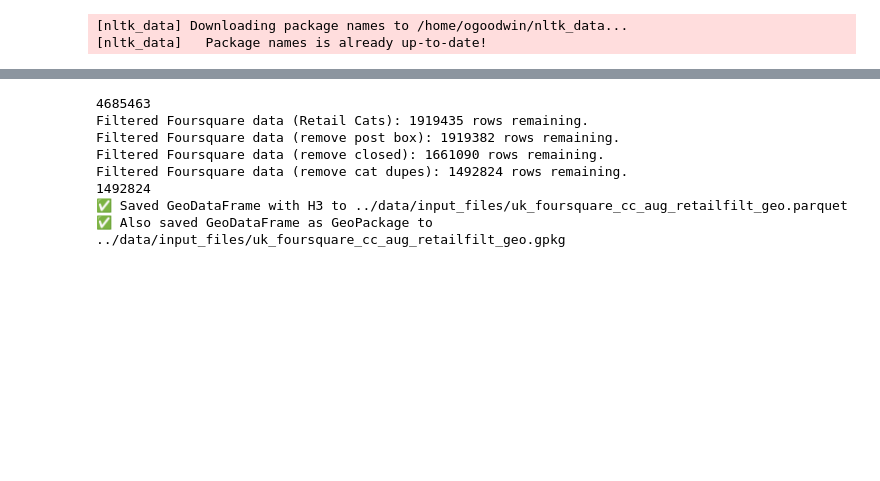
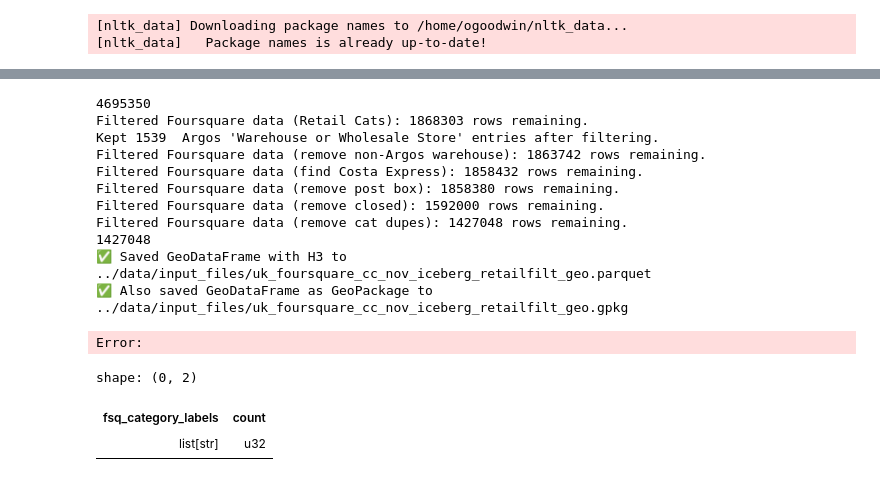
Before and after one commit to GeographicDataService/RetailCentres2026_Unified, a Jupyter notebook: Boundaries/notebooks/savefiltereddata.ipynb, the cells around one changed output, grey strips where cells are left out. Cells and saved outputs as stored; diff of their text form; code cells hidden in the pictures; blank space fills up the shorter version.

```diff
--- a/Boundaries/notebooks/savefiltereddata.ipynb
+++ b/Boundaries/notebooks/savefiltereddata.ipynb
@@ -18,14 +34,19 @@ import utils.utils as ut  # Correct import path
 
 # Input file
 # input_file = Path("../data/input_files/uk_foursquare_datefields_admin_categories.parquet")
-input_file = Path("../data/input_files/uk_foursquare_cc_aug.parquet")
+input_file = Path("../data/input_files/uk_foursquare_cc_nov_iceberg.parquet")
+
+
 # Read in parquet
 foursquare = pl.read_parquet(input_file)
+
+#look for "Celebrate 365" in name
+celebrate_365 = foursquare.filter(pl.col("name").str.contains("Celebrate 365")).select(["fsq_place_id", "name", "fsq_category_labels"]).to_pandas()
 print(len(foursquare))
 # Filter
-foursquare_filtnew = rfn.filter_foursquare(foursquare)
+foursquare_filtnew = rf.filter_foursquare_invmethod(foursquare)
 print(len(foursquare_filtnew))
-
+celebrate_365 = foursquare_filtnew.filter(pl.col("name").str.contains("Celebrate 365")).to_pandas()
 
 
 # Columns to keep
@@ -75,11 +96,27 @@ output_gpkg = input_file.with_name(input_file.stem + "_retailfilt_geo.gpkg")
 gdf.to_file(output_gpkg, driver="GPKG")
 print(f"✅ Also saved GeoDataFrame as GeoPackage to {output_gpkg}")
 # %% [output]
-4685463
-Filtered Foursquare data (Retail Cats): 1919435 rows remaining.
-Filtered Foursquare data (remove post box): 1919382 rows remaining.
-Filtered Foursquare data (remove closed): 1661090 rows remaining.
-Filtered Foursquare data (remove cat dupes): 1492824 rows remaining.
-1492824
-✅ Saved GeoDataFrame with H3 to ../data/input_files/uk_foursquare_cc_aug_retailfilt_geo.parquet
-✅ Also saved GeoDataFrame as GeoPackage to ../data/input_files/uk_foursquare_cc_aug_retailfilt_geo.gpkg
+4695350
+Filtered Foursquare data (Retail Cats): 1868303 rows remaining.
+Kept 1539  Argos 'Warehouse or Wholesale Store' entries after filtering.
+Filtered Foursquare data (remove non-Argos warehouse): 1863742 rows remaining.
+Filtered Foursquare data (find Costa Express): 1858432 rows remaining.
+Filtered Foursquare data (remove post box): 1858380 rows remaining.
+Filtered Foursquare data (remove closed): 1592000 rows remaining.
+Filtered Foursquare data (remove cat dupes): 1427048 rows remaining.
+1427048
+✅ Saved GeoDataFrame with H3 to ../data/input_files/uk_foursquare_cc_nov_iceberg_retailfilt_geo.parquet
+✅ Also saved GeoDataFrame as GeoPackage to ../data/input_files/uk_foursquare_cc_nov_iceberg_retailfilt_geo.gpkg
+Error:
+# %%
+cats = foursquare_filtnew["fsq_category_labels"].value_counts()
+# Sort descending by count
+cats = cats.sort("count", descending=True)
+cats
+
+#is ["Retail"] in there any more?
+cats.filter(pl.col("fsq_category_labels") == ["Retail"])
+# %% [output]
+shape: (0, 2)
+| fsq_category_labels | count |
+| list[str] | u32 |
```
Also changed, not shown: parts of 2 cells of this notebook, 6 other files.
